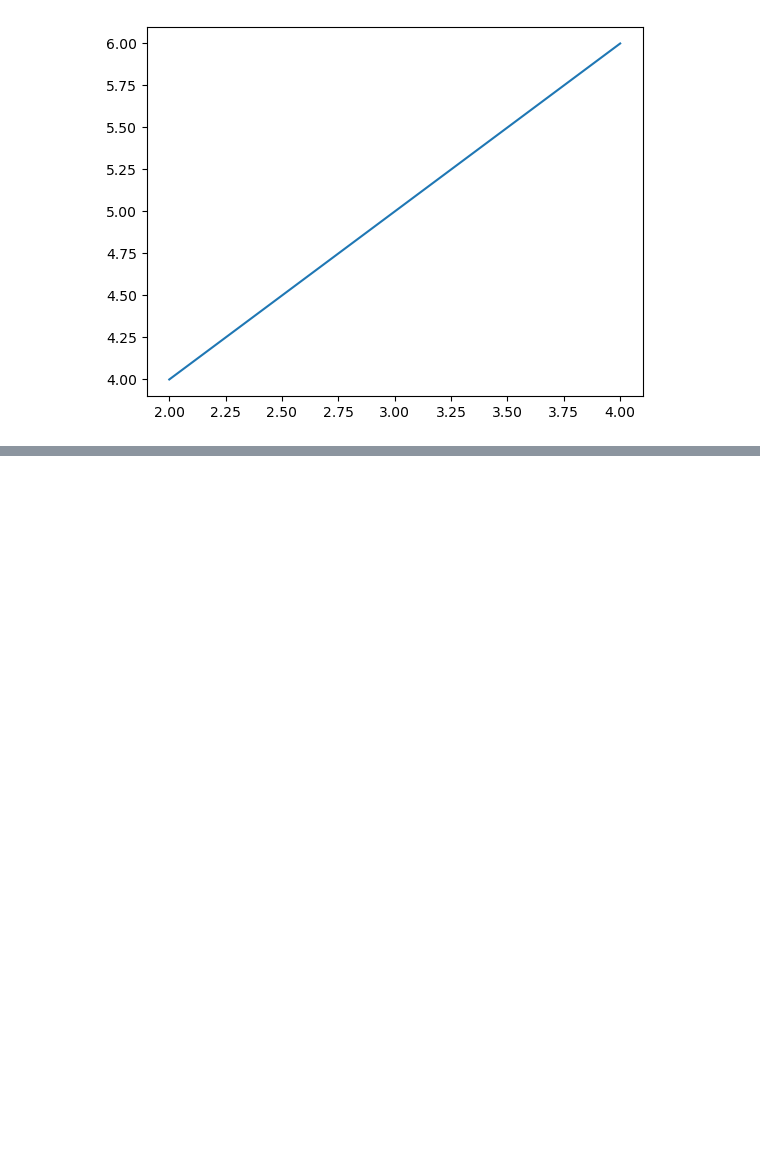
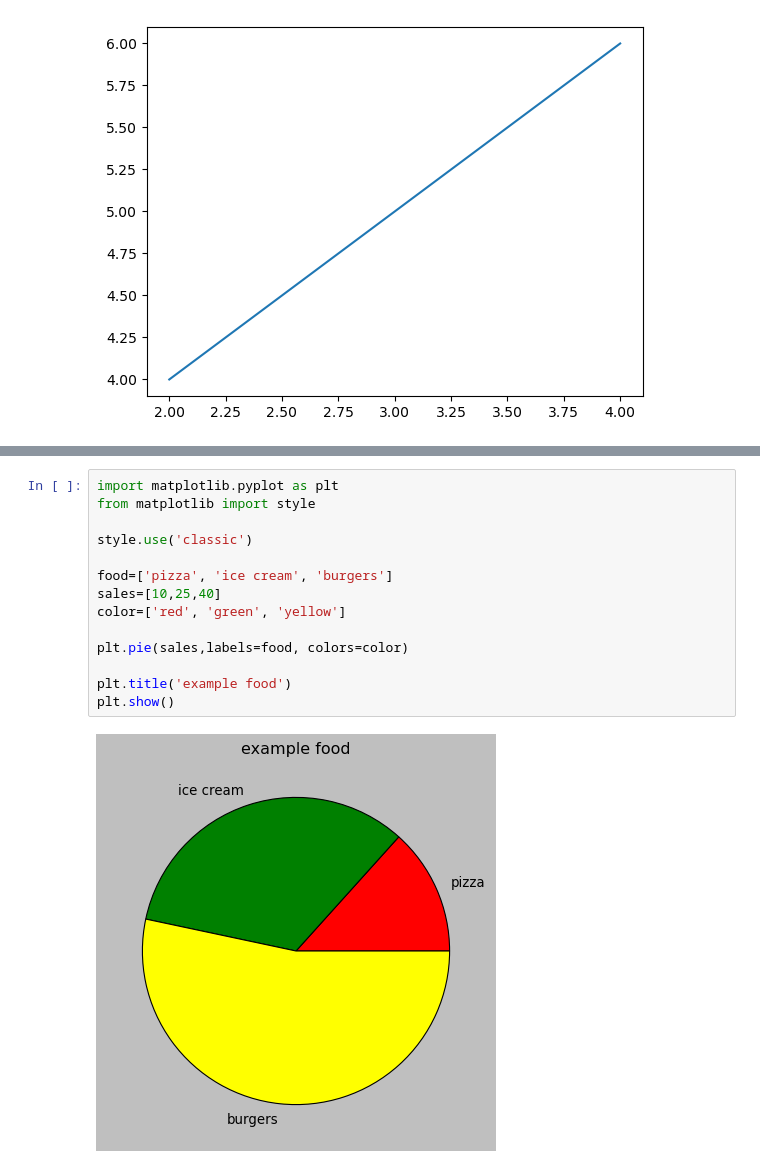
Before and after one commit to Shyam165/Summer-Internship, a Jupyter notebook: Matplotlib/matplotlib.ipynb, the cells around one changed output, grey strips where cells are left out. Cells and saved outputs as stored; diff of their text form; blank space fills up the shorter version.

```diff
--- a/Matplotlib/matplotlib.ipynb
+++ b/Matplotlib/matplotlib.ipynb
@@ -12,0 +57,16 @@ plt.show
+# %%
+import matplotlib.pyplot as plt
+from matplotlib import style
+
+style.use('classic')
+
+food=['pizza', 'ice cream', 'burgers']
+sales=[10,25,40]
+color=['red', 'green', 'yellow']
+
+plt.pie(sales,labels=food, colors=color)
+
+plt.title('example food')
+plt.show()
+# %% [output]
+[figure, added]
```
Also changed, not shown: parts of 3 cells of this notebook.
